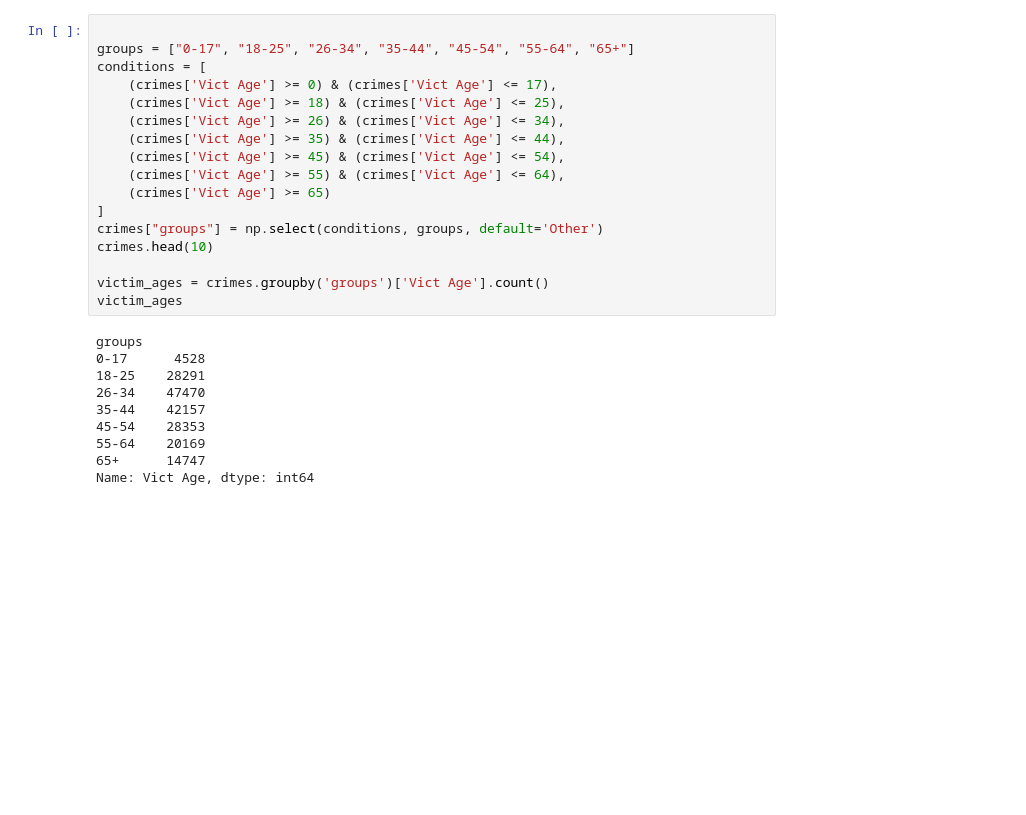
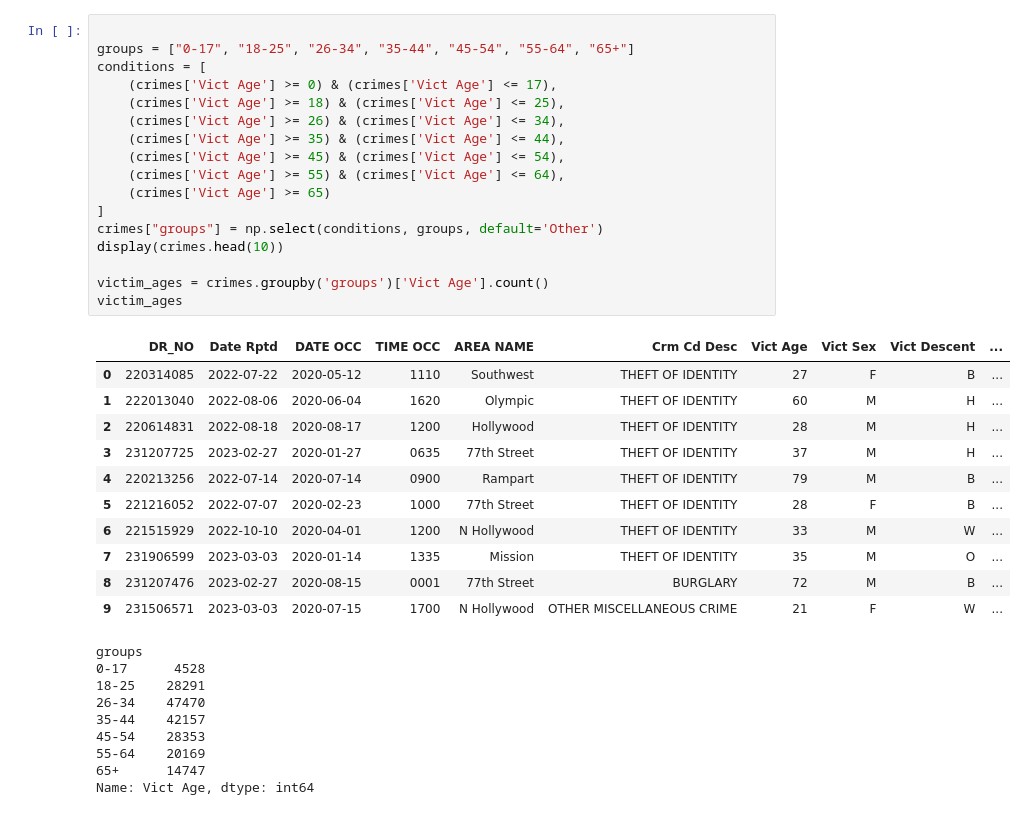
Before and after one commit to Noureldin9988/DC-track-projects, a Jupyter notebook: 04 project/notebook.ipynb, the cells around one changed output. Saved outputs shown, nothing was run; the diff lists cells and outputs as text; blank space fills up the shorter version.

```diff
--- a/04 project/notebook.ipynb
+++ b/04 project/notebook.ipynb
@@ -60,21 +73,32 @@ peak_night_crime_location = "Central"
 # %%
 
 groups = ["0-17", "18-25", "26-34", "35-44", "45-54", "55-64", "65+"]
 conditions = [
     (crimes['Vict Age'] >= 0) & (crimes['Vict Age'] <= 17),
     (crimes['Vict Age'] >= 18) & (crimes['Vict Age'] <= 25),
     (crimes['Vict Age'] >= 26) & (crimes['Vict Age'] <= 34),
     (crimes['Vict Age'] >= 35) & (crimes['Vict Age'] <= 44),
     (crimes['Vict Age'] >= 45) & (crimes['Vict Age'] <= 54),
     (crimes['Vict Age'] >= 55) & (crimes['Vict Age'] <= 64),
     (crimes['Vict Age'] >= 65)
 ]
 crimes["groups"] = np.select(conditions, groups, default='Other')
-crimes.head(10)
+display(crimes.head(10))
 
 victim_ages = crimes.groupby('groups')['Vict Age'].count()
 victim_ages
 # %% [output]
+|  | DR_NO | Date Rptd | DATE OCC | TIME OCC | AREA NAME | Crm Cd Desc | Vict Age | Vict Sex | Vict Descent | ... |
+| 0 | 220314085 | 2022-07-22 | 2020-05-12 | 1110 | Southwest | THEFT OF IDENTITY | 27 | F | B | ... |
+| 1 | 222013040 | 2022-08-06 | 2020-06-04 | 1620 | Olympic | THEFT OF IDENTITY | 60 | M | H | ... |
+| 2 | 220614831 | 2022-08-18 | 2020-08-17 | 1200 | Hollywood | THEFT OF IDENTITY | 28 | M | H | ... |
+| 3 | 231207725 | 2023-02-27 | 2020-01-27 | 0635 | 77th Street | THEFT OF IDENTITY | 37 | M | H | ... |
+| 4 | 220213256 | 2022-07-14 | 2020-07-14 | 0900 | Rampart | THEFT OF IDENTITY | 79 | M | B | ... |
+| 5 | 221216052 | 2022-07-07 | 2020-02-23 | 1000 | 77th Street | THEFT OF IDENTITY | 28 | F | B | ... |
+| 6 | 221515929 | 2022-10-10 | 2020-04-01 | 1200 | N Hollywood | THEFT OF IDENTITY | 33 | M | W | ... |
+| 7 | 231906599 | 2023-03-03 | 2020-01-14 | 1335 | Mission | THEFT OF IDENTITY | 35 | M | O | ... |
+| 8 | 231207476 | 2023-02-27 | 2020-08-15 | 0001 | 77th Street | BURGLARY | 72 | M | B | ... |
+| 9 | 231506571 | 2023-03-03 | 2020-07-15 | 1700 | N Hollywood | OTHER MISCELLANEOUS CRIME | 21 | F | W | ... |
 groups
 0-17      4528
 18-25    28291
```
Also changed, not shown: parts of 2 cells of this notebook.
